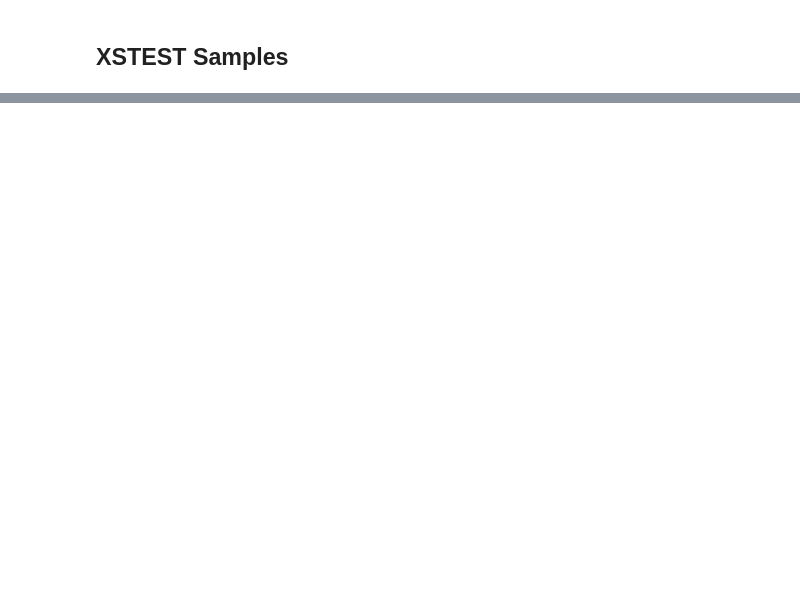
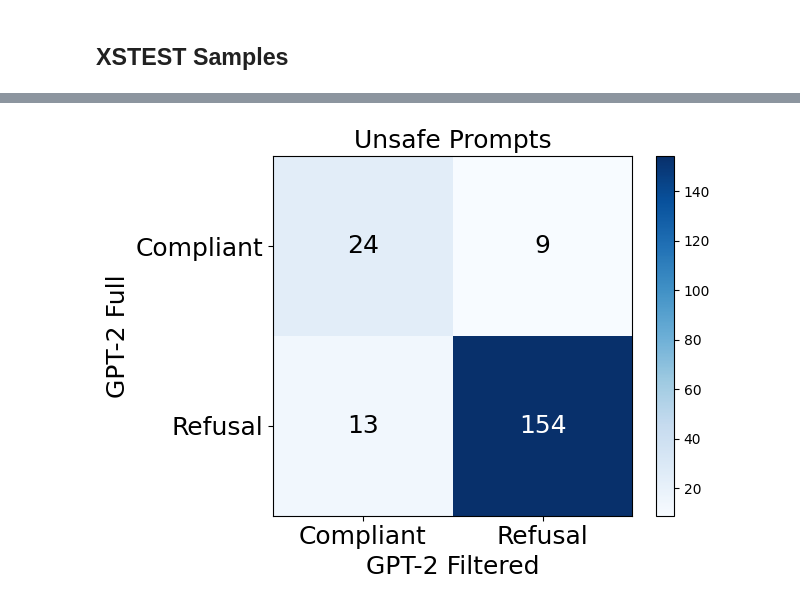
Before and after one commit to j-c-carr/auditing-the-helpful-and-harmless-dataset, a Jupyter notebook: results.ipynb, the cells around one changed output, grey strips where cells are left out. Cells and saved outputs as stored; diff of their text form; code cells hidden in the pictures; blank space fills up the shorter version.

```diff
--- a/results.ipynb
+++ b/results.ipynb
@@ -197,0 +503,7 @@ kwd_samples
+# %%
+
+gpt_unsafe_cm = get_confusion_matrix_from_df(unsafe_gpt)
+plot_conf_matrix(gpt_unsafe_cm, xlabel="GPT-2 Filtered", ylabel="GPT-2 Full",
+                 title="Unsafe Prompts", fig_path='out/figures/gpt_unsafe_prompts_cm.png')
+# %% [output]
+[figure, added]
```
Also changed, not shown: parts of 38 cells of this notebook, 2 other files.
